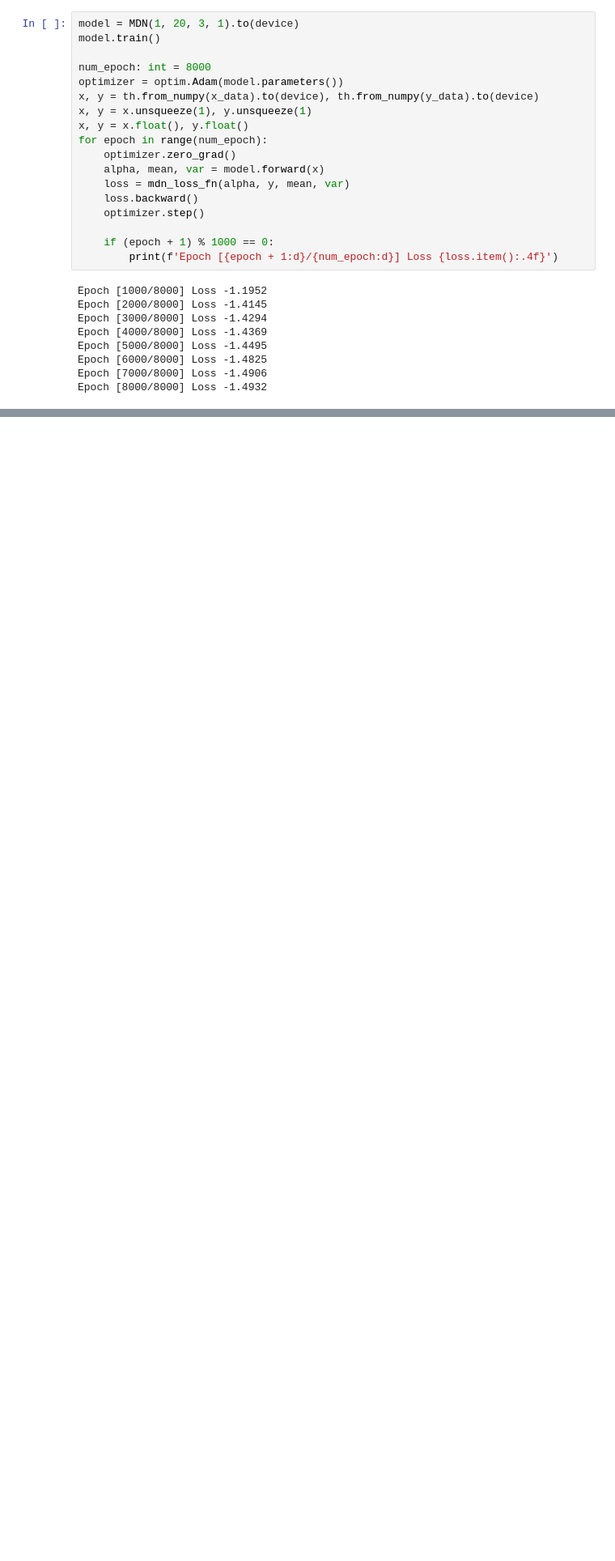
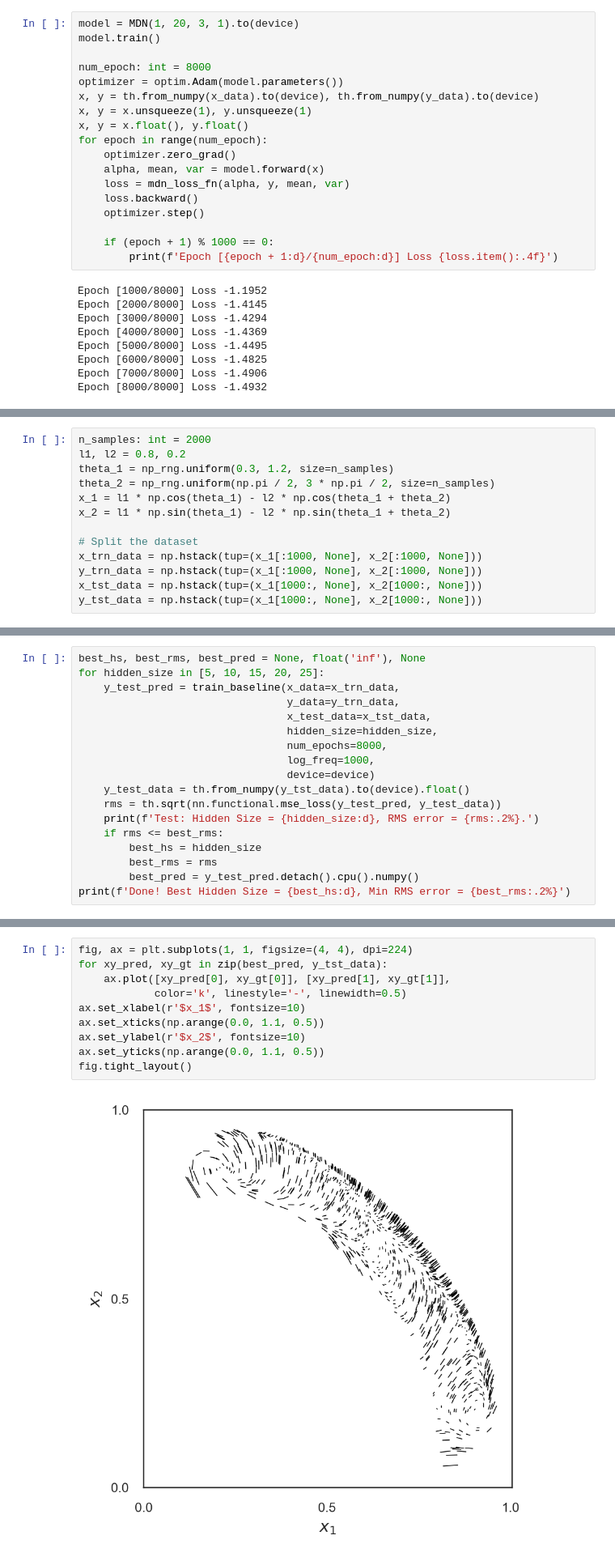
Before and after one commit to ChocolateDave/ml-notebook, a Jupyter notebook: mixture_model/mixture_density_network.ipynb, the cells around one changed output, grey strips where cells are left out. Shown at 81% size. Saved outputs shown, nothing was run; the diff lists cells and outputs as text; blank space fills up the shorter version.

```diff
--- a/mixture_model/mixture_density_network.ipynb
+++ b/mixture_model/mixture_density_network.ipynb
@@ -433,0 +483,13 @@ $$
+# %%
+n_samples: int = 2000
+l1, l2 = 0.8, 0.2
+theta_1 = np_rng.uniform(0.3, 1.2, size=n_samples)
+theta_2 = np_rng.uniform(np.pi / 2, 3 * np.pi / 2, size=n_samples)
+x_1 = l1 * np.cos(theta_1) - l2 * np.cos(theta_1 + theta_2)
+x_2 = l1 * np.sin(theta_1) - l2 * np.sin(theta_1 + theta_2)
+
+# Split the dataset
+x_trn_data = np.hstack(tup=(x_1[:1000, None], x_2[:1000, None]))
+y_trn_data = np.hstack(tup=(x_1[:1000, None], x_2[:1000, None]))
+x_tst_data = np.hstack(tup=(x_1[1000:, None], x_2[1000:, None]))
+y_tst_data = np.hstack(tup=(x_1[1000:, None], x_2[1000:, None]))
@@ -433,0 +551,18 @@ $$
+# %%
+best_hs, best_rms, best_pred = None, float('inf'), None
+for hidden_size in [5, 10, 15, 20, 25]:
+    y_test_pred = train_baseline(x_data=x_trn_data,
+                                 y_data=y_trn_data,
+                                 x_test_data=x_tst_data,
+                                 hidden_size=hidden_size,
+                                 num_epochs=8000,
+                                 log_freq=1000,
+                                 device=device)
+    y_test_data = th.from_numpy(y_tst_data).to(device).float()
+    rms = th.sqrt(nn.functional.mse_loss(y_test_pred, y_test_data))
+    print(f'Test: Hidden Size = {hidden_size:d}, RMS error = {rms:.2%}.')
+    if rms <= best_rms:
+        best_hs = hidden_size
+        best_rms = rms
+        best_pred = y_test_pred.detach().cpu().numpy()
+print(f'Done! Best Hidden Size = {best_hs:d}, Min RMS error = {best_rms:.2%}')
@@ -433,0 +587,12 @@ $$
+# %%
+fig, ax = plt.subplots(1, 1, figsize=(4, 4), dpi=224)
+for xy_pred, xy_gt in zip(best_pred, y_tst_data):
+    ax.plot([xy_pred[0], xy_gt[0]], [xy_pred[1], xy_gt[1]],
+            color='k', linestyle='-', linewidth=0.5)
+ax.set_xlabel(r'$x_1$', fontsize=10)
+ax.set_xticks(np.arange(0.0, 1.1, 0.5))
+ax.set_ylabel(r'$x_2$', fontsize=10)
+ax.set_yticks(np.arange(0.0, 1.1, 0.5))
+fig.tight_layout()
+# %% [output]
+[figure, added]
```
Also changed, not shown: parts of 15 cells of this notebook.
